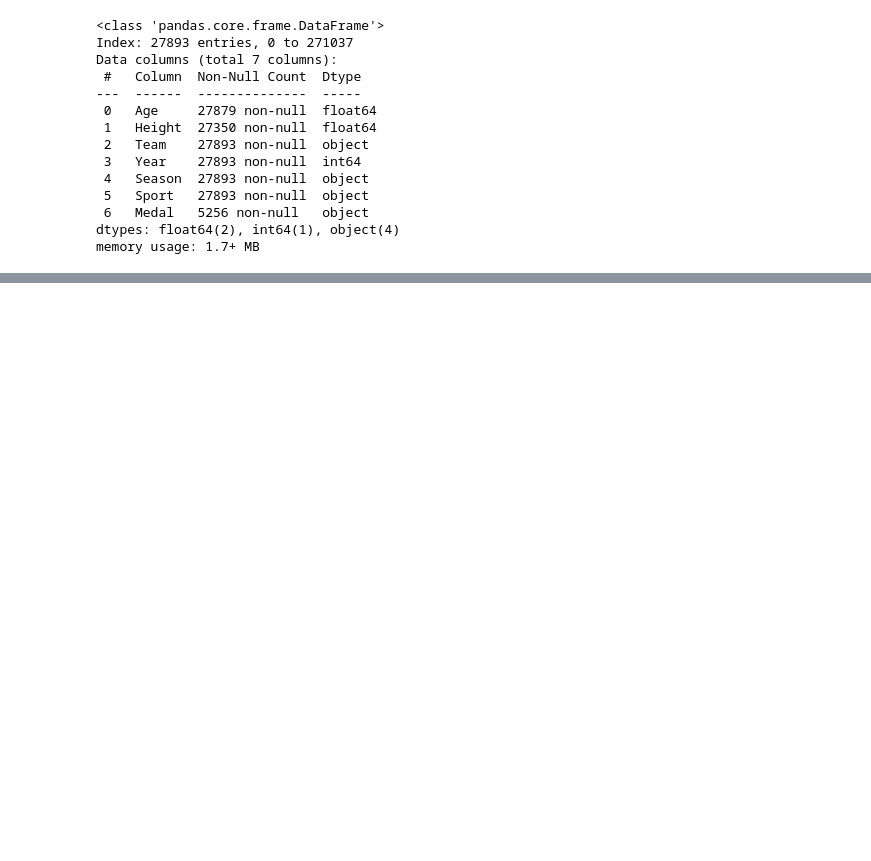
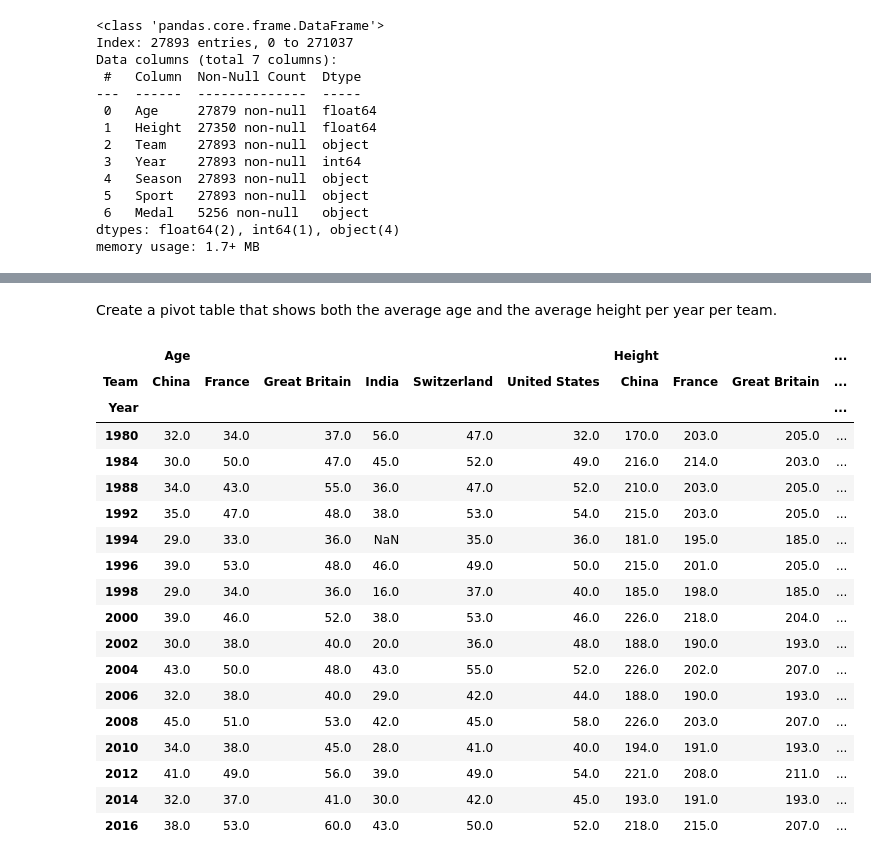
Before and after one commit to valatwork/excel-with-python-and-r, a Jupyter notebook: project/008P-workout-4.ipynb, the cells around one changed output, grey strips where cells are left out. Cells and saved outputs as stored; diff of their text form; code cells hidden in the pictures; blank space fills up the shorter version.

```diff
--- a/project/008P-workout-4.ipynb
+++ b/project/008P-workout-4.ipynb
@@ -332,0 +445,28 @@ memory usage: 1.7+ MB
+# %% [markdown]
+Create a pivot table that shows both the average age and the average height per year per team.
+# %%
+pd.pivot_table(df,
+               index='Year',
+               columns='Team',
+               values=['Age', 'Height'],
+               aggfunc='max')
+# %% [output]
+|  | Age |  |  |  |  |  | Height |  |  | ... |
+| Team | China | France | Great Britain | India | Switzerland | United States | China | France | Great Britain | ... |
+| Year |  |  |  |  |  |  |  |  |  | ... |
+| 1980 | 32.0 | 34.0 | 37.0 | 56.0 | 47.0 | 32.0 | 170.0 | 203.0 | 205.0 | ... |
+| 1984 | 30.0 | 50.0 | 47.0 | 45.0 | 52.0 | 49.0 | 216.0 | 214.0 | 203.0 | ... |
+| 1988 | 34.0 | 43.0 | 55.0 | 36.0 | 47.0 | 52.0 | 210.0 | 203.0 | 205.0 | ... |
+| 1992 | 35.0 | 47.0 | 48.0 | 38.0 | 53.0 | 54.0 | 215.0 | 203.0 | 205.0 | ... |
+| 1994 | 29.0 | 33.0 | 36.0 | NaN | 35.0 | 36.0 | 181.0 | 195.0 | 185.0 | ... |
+| 1996 | 39.0 | 53.0 | 48.0 | 46.0 | 49.0 | 50.0 | 215.0 | 201.0 | 205.0 | ... |
+| 1998 | 29.0 | 34.0 | 36.0 | 16.0 | 37.0 | 40.0 | 185.0 | 198.0 | 185.0 | ... |
+| 2000 | 39.0 | 46.0 | 52.0 | 38.0 | 53.0 | 46.0 | 226.0 | 218.0 | 204.0 | ... |
+| 2002 | 30.0 | 38.0 | 40.0 | 20.0 | 36.0 | 48.0 | 188.0 | 190.0 | 193.0 | ... |
+| 2004 | 43.0 | 50.0 | 48.0 | 43.0 | 55.0 | 52.0 | 226.0 | 202.0 | 207.0 | ... |
+| 2006 | 32.0 | 38.0 | 40.0 | 29.0 | 42.0 | 44.0 | 188.0 | 190.0 | 193.0 | ... |
+| 2008 | 45.0 | 51.0 | 53.0 | 42.0 | 45.0 | 58.0 | 226.0 | 203.0 | 207.0 | ... |
+| 2010 | 34.0 | 38.0 | 45.0 | 28.0 | 41.0 | 40.0 | 194.0 | 191.0 | 193.0 | ... |
+| 2012 | 41.0 | 49.0 | 56.0 | 39.0 | 49.0 | 54.0 | 221.0 | 208.0 | 211.0 | ... |
+| 2014 | 32.0 | 37.0 | 41.0 | 30.0 | 42.0 | 45.0 | 193.0 | 191.0 | 193.0 | ... |
+| 2016 | 38.0 | 53.0 | 60.0 | 43.0 | 50.0 | 52.0 | 218.0 | 215.0 | 207.0 | ... |
```
Also changed, not shown: parts of 11 cells of this notebook, 3 other files.
